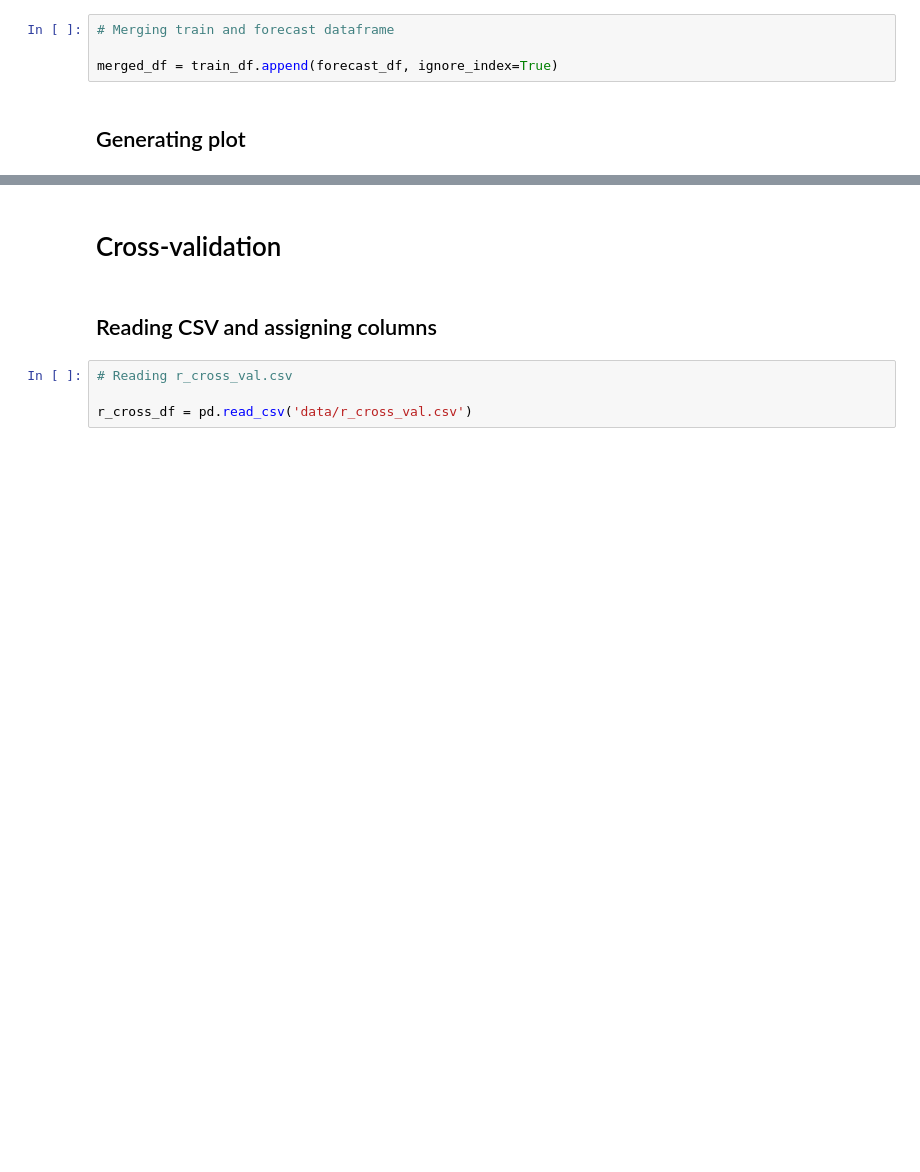
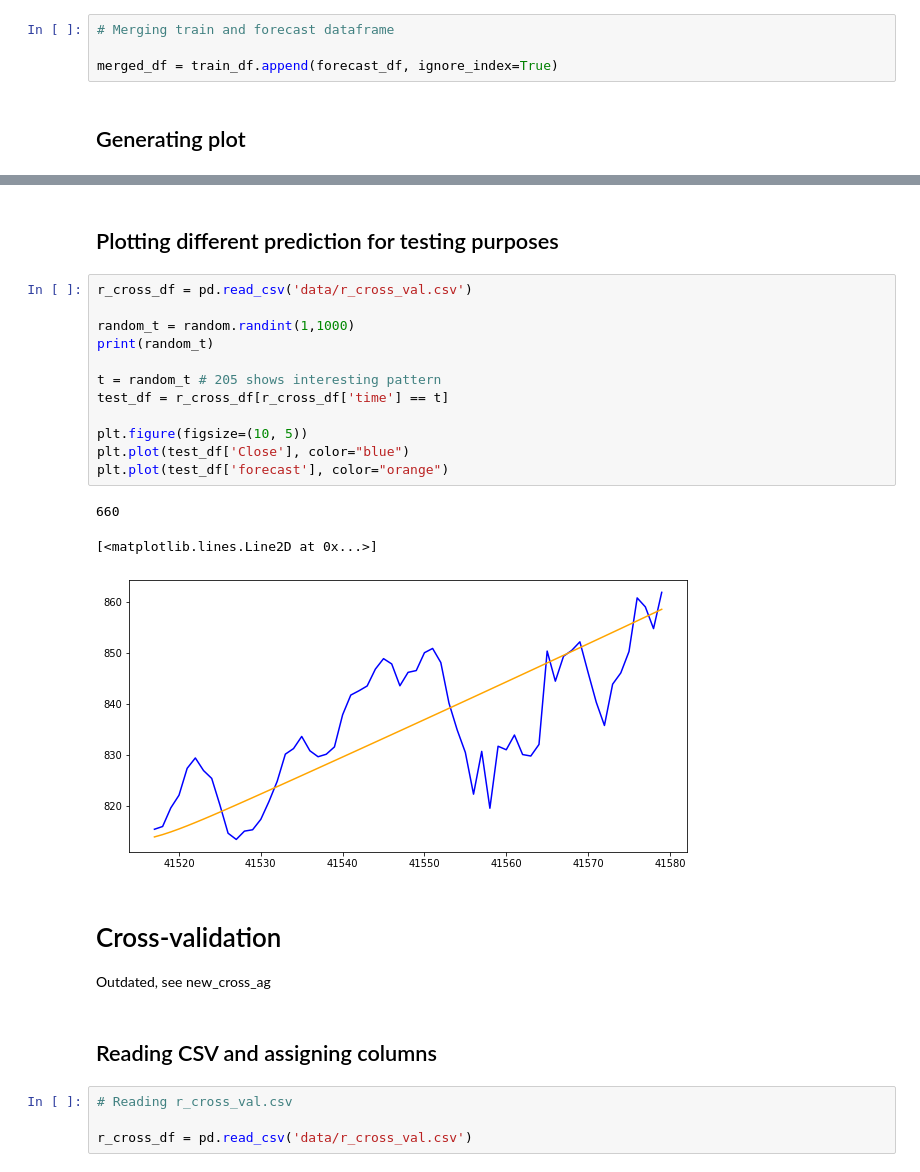
Before and after one commit to ulrikson/statistics-thesis, a Jupyter notebook: arch_evaluate.ipynb, the cells around one changed output, grey strips where cells are left out. Drawn from its saved outputs; the diff is of its cells as text; blank space fills up the shorter version.

```diff
--- a/arch_evaluate.ipynb
+++ b/arch_evaluate.ipynb
@@ -85,5 +84,24 @@ plt.savefig('img/arma_garch_pred_interval.png')
+# %% [markdown]
+## Plotting different prediction for testing purposes
+# %%
+r_cross_df = pd.read_csv('data/r_cross_val.csv')
+
+random_t = random.randint(1,1000)
+print(random_t)
+
+t = random_t # 205 shows interesting pattern
+test_df = r_cross_df[r_cross_df['time'] == t]
+
+plt.figure(figsize=(10, 5))
+plt.plot(test_df['Close'], color="blue")
+plt.plot(test_df['forecast'], color="orange")
+# %% [output]
+660
+[<matplotlib.lines.Line2D at 0x...>]
+[figure, added]
 # %% [markdown]
 # Cross-validation
+Outdated, see new_cross_ag
 # %% [markdown]
 ## Reading CSV and assigning columns
 # %%
```
Also changed, not shown: parts of 5 cells of this notebook, 2 other files.
